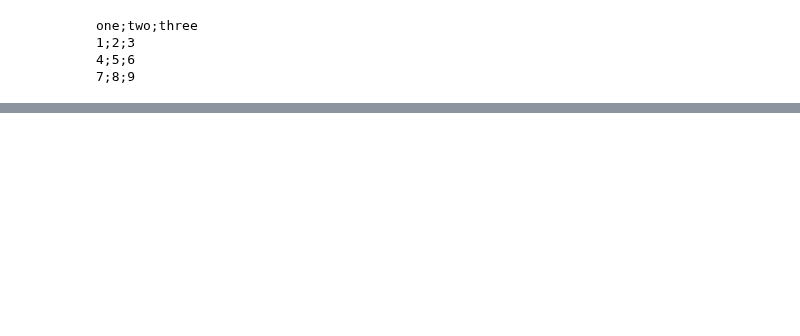
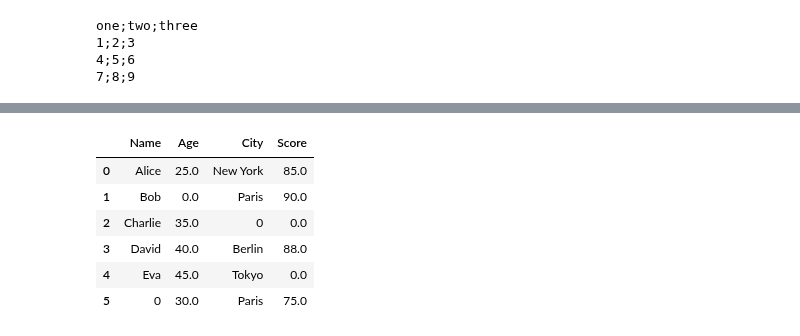
Before and after one commit to Asaduzzaman-Sheikh/data-science-journey, a Jupyter notebook: Week 6/Pandas.ipynb, the cells around one changed output, grey strips where cells are left out. Drawn from its saved outputs; the diff is of its cells as text; code cells hidden in the pictures; blank space fills up the shorter version.

```diff
--- a/Week 6/Pandas.ipynb
+++ b/Week 6/Pandas.ipynb
@@ -1453,0 +1545,11 @@ one;two;three
+# %%
+# Step 2.2: Fill Missing Data - we can replace NaN with specific values
+df.fillna(0) # Replace all NaN with 0
+# %% [output]
+|  | Name | Age | City | Score |
+| 0 | Alice | 25.0 | New York | 85.0 |
+| 1 | Bob | 0.0 | Paris | 90.0 |
+| 2 | Charlie | 35.0 | 0 | 0.0 |
+| 3 | David | 40.0 | Berlin | 88.0 |
+| 4 | Eva | 45.0 | Tokyo | 0.0 |
+| 5 | 0 | 30.0 | Paris | 75.0 |
```
Also changed, not shown: parts of 89 cells of this notebook.
